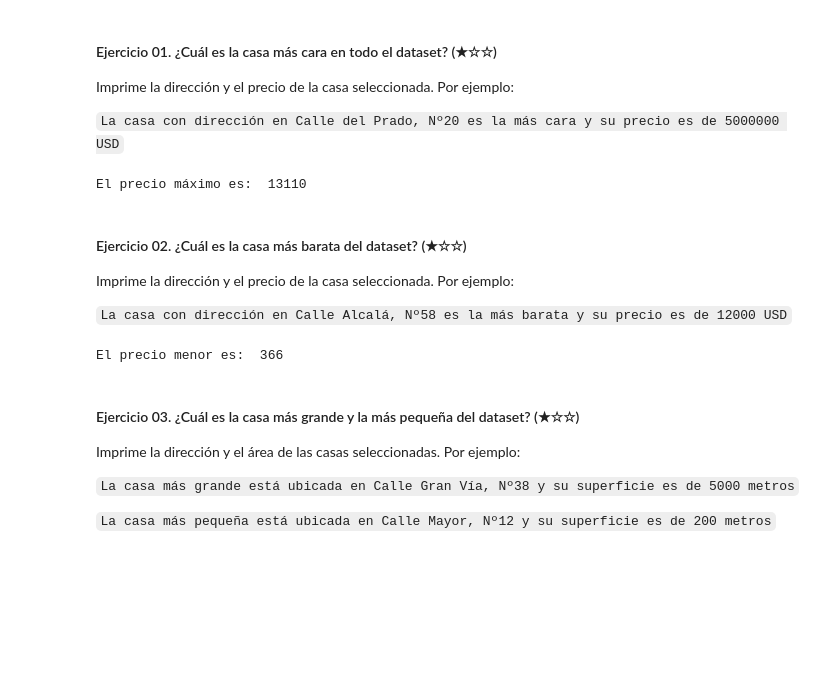
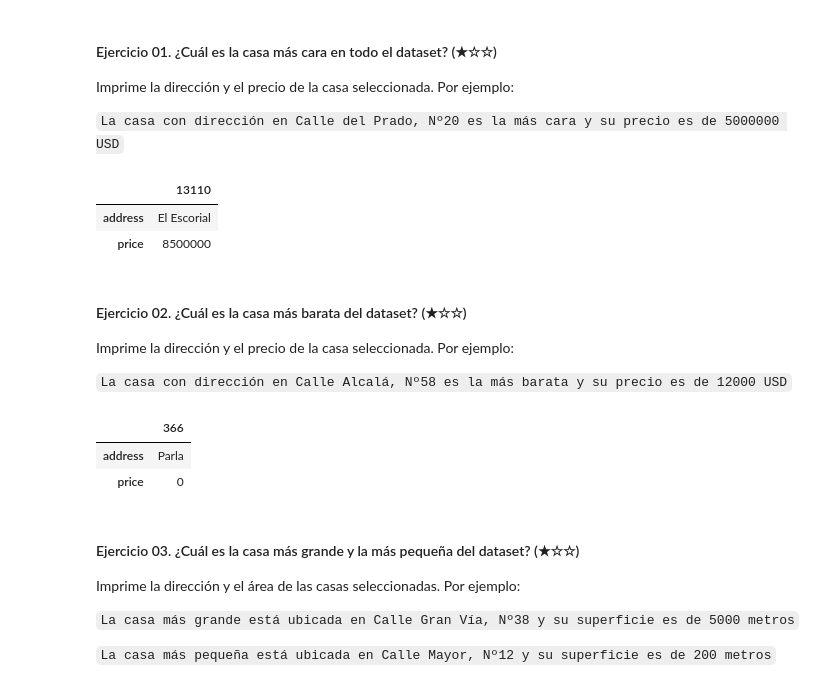
Before and after one commit to 4GeeksAcademy/Proyecto_final_prework_realestate-datacleanup-exercise, a Jupyter notebook: project.es.ipynb, the cells around one changed output. Saved outputs shown, nothing was run; the diff lists cells and outputs as text; code cells hidden in the pictures; blank space fills up the shorter version.

```diff
--- a/project.es.ipynb
+++ b/project.es.ipynb
@@ -39,14 +39,19 @@ Imprime la dirección y el precio de la casa seleccionada. Por ejemplo:
 # %%
 # TODO
 import pandas as pd
-df = pd.read_csv("assets/real_estate.csv",  sep=';')
+datos = pd.read_csv("assets/real_estate.csv",  sep=';')
+df=pd.DataFrame(data=datos)
 
+max_precio = datos['price'].idxmax() #Funcion idxmax me da el precio mayor
+precio= df.loc[max_precio] #uso funcion .loc para que devuelva los valores de los precios
 
-max_precio = df['price'].idxmax() #Funcion idxmax me da el precio mayor
+a = pd.DataFrame(precio, index = ['address','price']) #creo el array2Dim cogiendo los datos del DataFrame e indico que debe imprimir
 
-print("El precio máximo es: ", max_precio)
+a #print data
 # %% [output]
-El precio máximo es:  13110
+|  | 13110 |
+| address | El Escorial |
+| price | 8500000 |
 # %% [markdown]
 #### Ejercicio 02. ¿Cuál es la casa más barata del dataset? (★☆☆)
 
@@ -56,14 +61,18 @@ Imprime la dirección y el precio de la casa seleccionada. Por ejemplo:
 # %%
 # TODO
 import pandas as pd
-df = pd.read_csv('assets/real_estate.csv', sep=';')
+datos = pd.read_csv("assets/real_estate.csv",  sep=';')
+df=pd.DataFrame(data=datos)
 
+min_precio = datos['price'].idxmin() #Funcion idxmax me da el precio mayor
+precio= df.loc[min_precio]
 
-min_precio = df['price'].idxmin() #Funcion idxmax me da el precio menor
-
-print("El precio menor es: ", min_precio)
+a = pd.DataFrame(precio,index = ['address','price'])
+a
 # %% [output]
-El precio menor es:  366
+|  | 366 |
+| address | Parla |
+| price | 0 |
 # %% [markdown]
 #### Ejercicio 03. ¿Cuál es la casa más grande y la más pequeña del dataset? (★☆☆)
 
```
Also changed, not shown: parts of 6 cells of this notebook.
